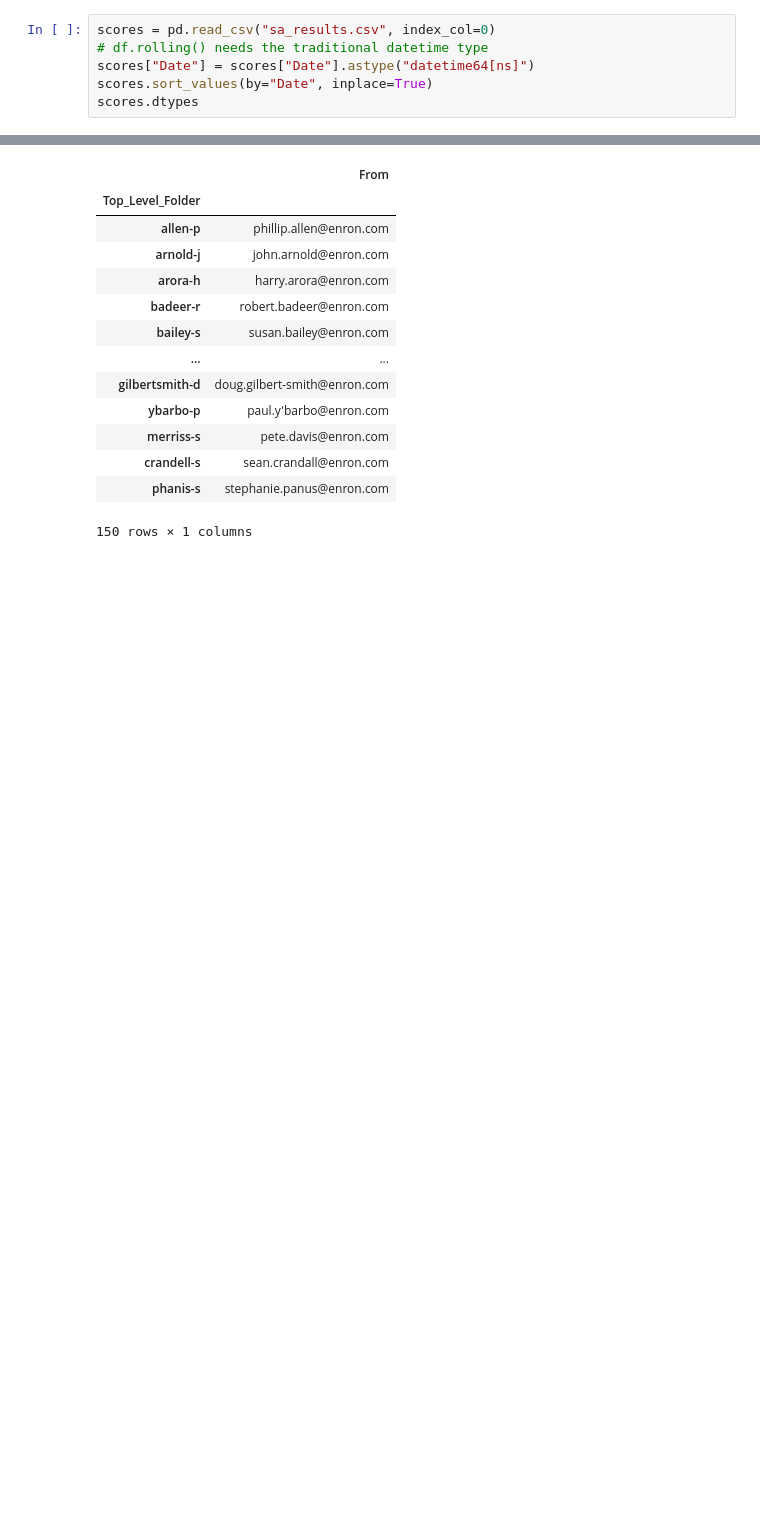
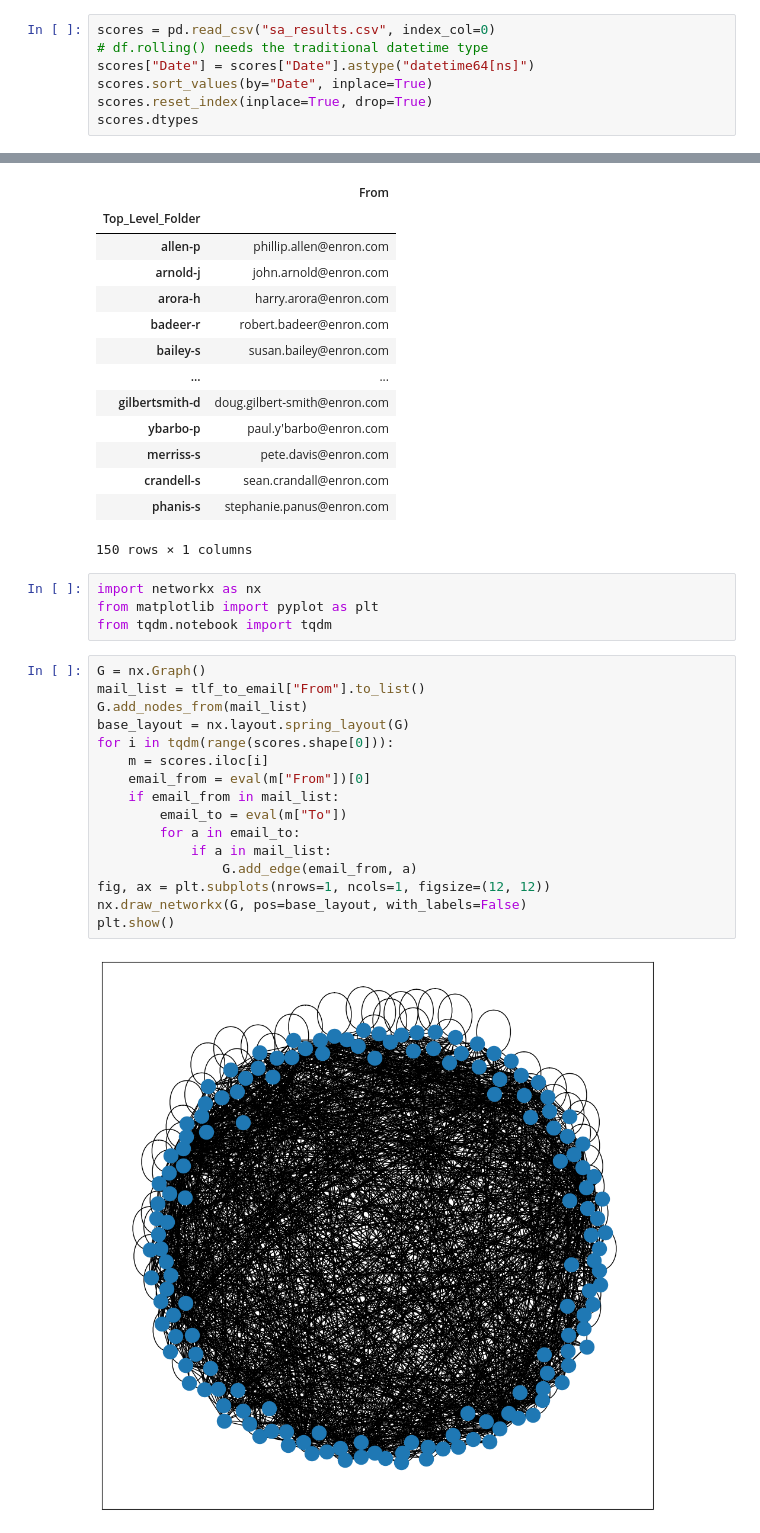
Before and after one commit to FlorinAndrei/enron-sentiment-analysis, a Jupyter notebook: visualize.ipynb, the cells around one changed output, grey strips where cells are left out. Drawn from its saved outputs; the diff is of its cells as text; blank space fills up the shorter version.

```diff
--- a/visualize.ipynb
+++ b/visualize.ipynb
@@ -8,6 +8,7 @@ scores = pd.read_csv("sa_results.csv", index_col=0)
 # df.rolling() needs the traditional datetime type
 scores["Date"] = scores["Date"].astype("datetime64[ns]")
 scores.sort_values(by="Date", inplace=True)
+scores.reset_index(inplace=True, drop=True)
 scores.dtypes
 # %% [output]
 Top_Level_Folder            object
@@ -151,3 +152,25 @@ tlf_to_email
 | crandell-s | sean.crandall@enron.com |
 | phanis-s | stephanie.panus@enron.com |
 150 rows × 1 columns
+# %%
+import networkx as nx
+from matplotlib import pyplot as plt
+from tqdm.notebook import tqdm
+# %%
+G = nx.Graph()
+mail_list = tlf_to_email["From"].to_list()
+G.add_nodes_from(mail_list)
+base_layout = nx.layout.spring_layout(G)
+for i in tqdm(range(scores.shape[0])):
+    m = scores.iloc[i]
+    email_from = eval(m["From"])[0]
+    if email_from in mail_list:
+        email_to = eval(m["To"])
+        for a in email_to:
+            if a in mail_list:
+                G.add_edge(email_from, a)
+fig, ax = plt.subplots(nrows=1, ncols=1, figsize=(12, 12))
+nx.draw_networkx(G, pos=base_layout, with_labels=False)
+plt.show()
+# %% [output]
+[figure, added]
```
Also changed, not shown: parts of 1 cell of this notebook, 2 other files.
